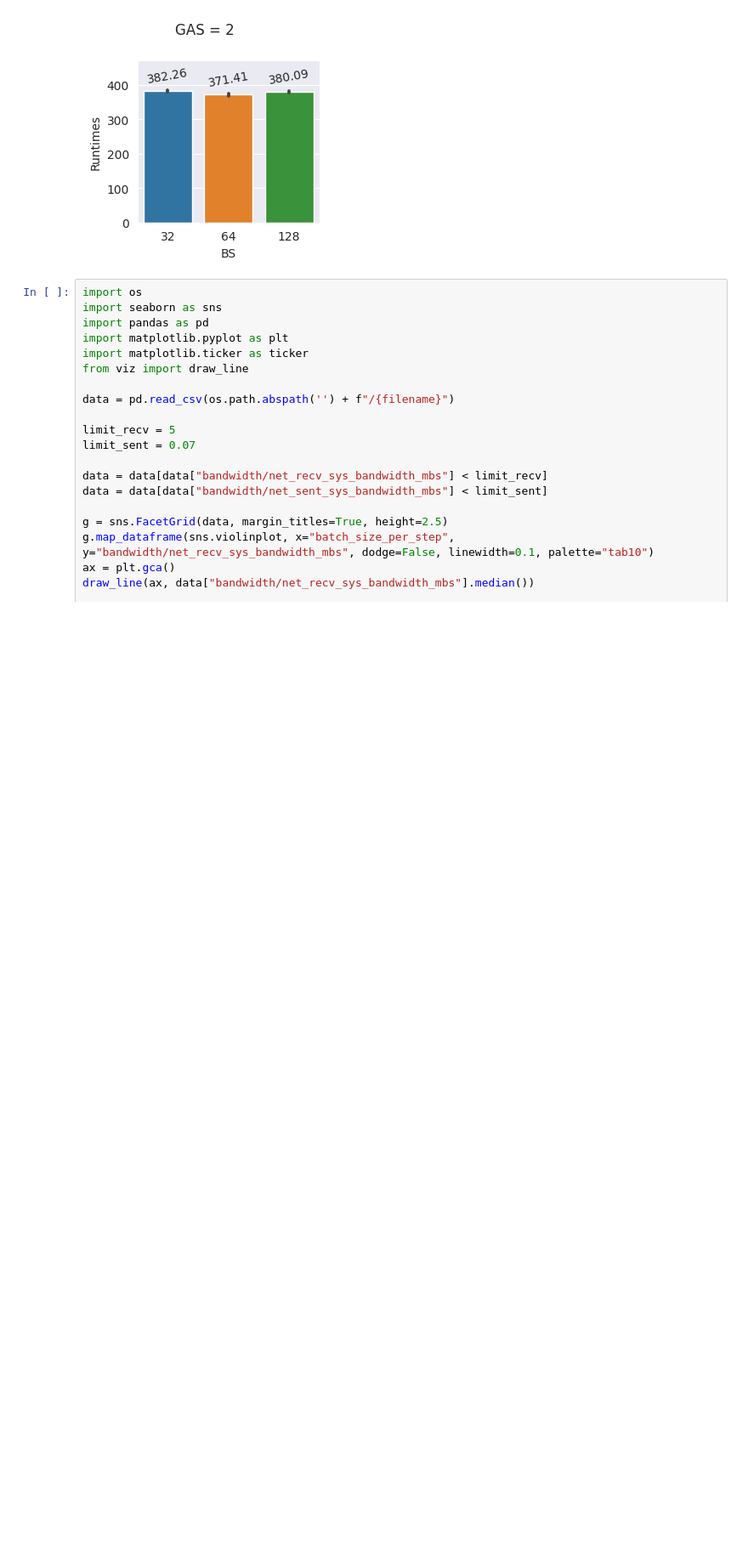
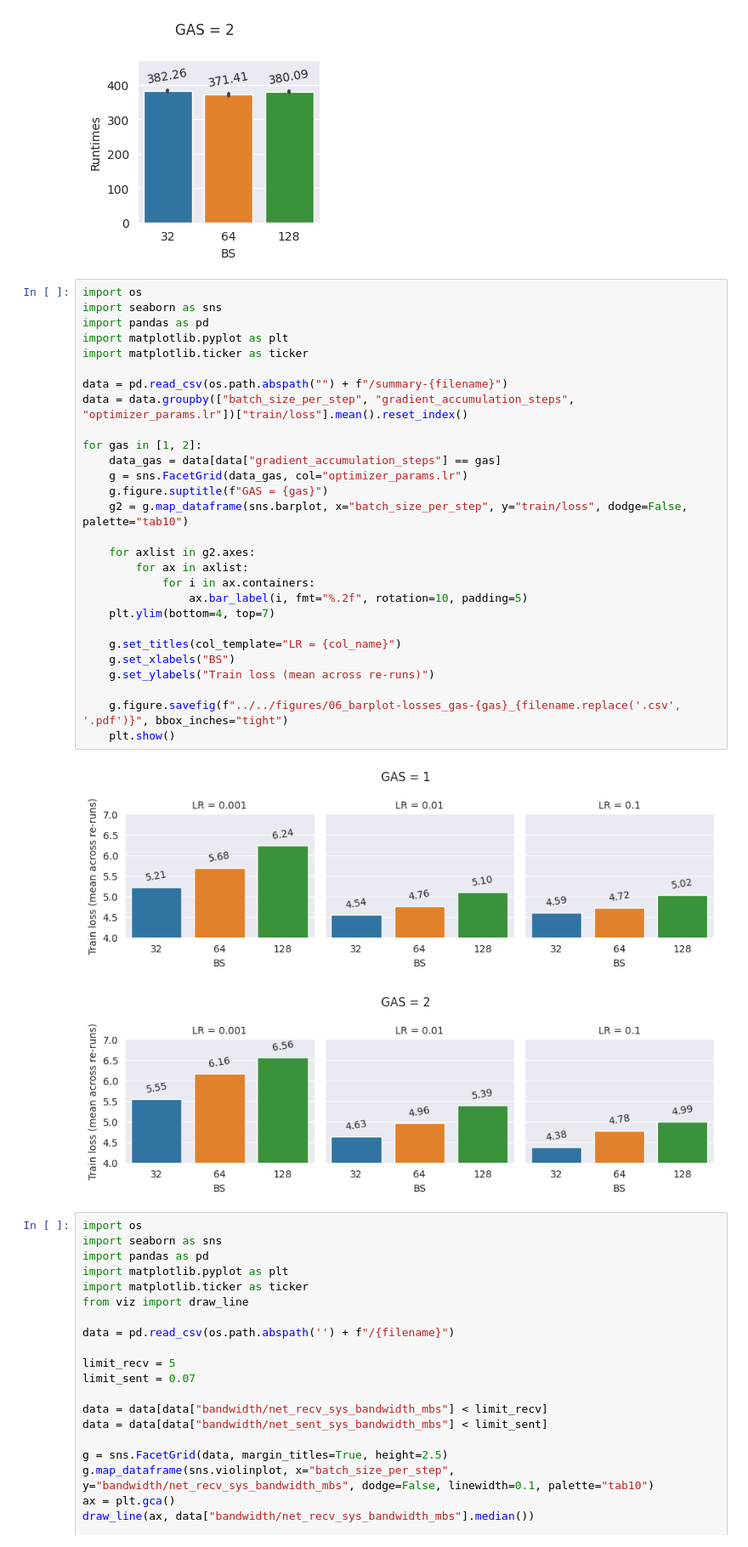
Before and after one commit to IAL32/TUMThesis, a Jupyter notebook: viz/chapter_06/baseline-16vCPUs-GAS-1.ipynb, the cells around one changed output. Shown: that part at 85% size. Cells and saved outputs as stored; diff of their text form; blank space fills up the shorter version.

```diff
--- a/viz/chapter_06/baseline-16vCPUs-GAS-1.ipynb
+++ b/viz/chapter_06/baseline-16vCPUs-GAS-1.ipynb
@@ -61,6 +58,37 @@ for gas in [1, 2]:
 # %% [output]
 [figure]
 [figure]
+# %%
+import os
+import seaborn as sns
+import pandas as pd
+import matplotlib.pyplot as plt
+import matplotlib.ticker as ticker
+
+data = pd.read_csv(os.path.abspath("") + f"/summary-{filename}")
+data = data.groupby(["batch_size_per_step", "gradient_accumulation_steps", "optimizer_params.lr"])["train/loss"].mean().reset_index()
+
+for gas in [1, 2]:
+    data_gas = data[data["gradient_accumulation_steps"] == gas]
+    g = sns.FacetGrid(data_gas, col="optimizer_params.lr")
+    g.figure.suptitle(f"GAS = {gas}")
+    g2 = g.map_dataframe(sns.barplot, x="batch_size_per_step", y="train/loss", dodge=False, palette="tab10")
+
+    for axlist in g2.axes:
+        for ax in axlist:
+            for i in ax.containers:
+                ax.bar_label(i, fmt="%.2f", rotation=10, padding=5)
+    plt.ylim(bottom=4, top=7)
+
+    g.set_titles(col_template="LR = {col_name}")
+    g.set_xlabels("BS")
+    g.set_ylabels("Train loss (mean across re-runs)")
+
+    g.figure.savefig(f"../../figures/06_barplot-losses_gas-{gas}_{filename.replace('.csv', '.pdf')}", bbox_inches="tight")
+    plt.show()
+# %% [output]
+[figure, added]
+[figure, added]
 # %%
 import os
 import seaborn as sns
```
Also changed, not shown: parts of 1 cell of this notebook, 14 other files.
